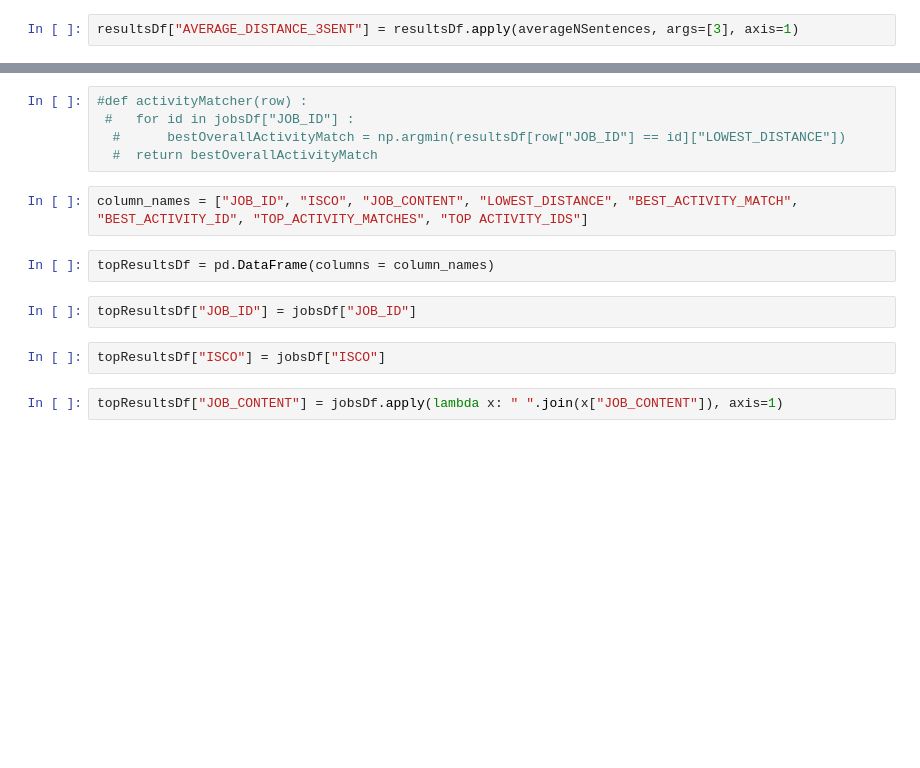
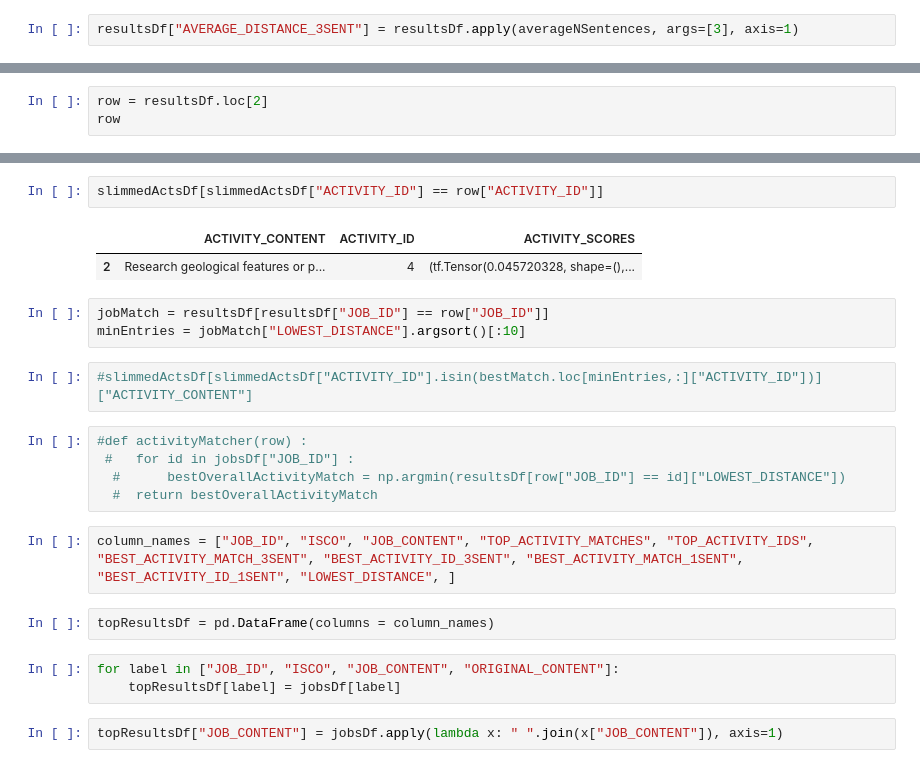
Before and after one commit to emilysharata/Thesis, a Jupyter notebook: Tethered Sentence Similarity 0806.ipynb, the cells around one changed output, grey strips where cells are left out. Cells and saved outputs as stored; diff of their text form; blank space fills up the shorter version.

Commit message:
Match jobs to skills

```diff
--- a/Tethered Sentence Similarity 0806.ipynb
+++ b/Tethered Sentence Similarity 0806.ipynb
@@ -238,0 +146,3 @@ resultsDf
+# %%
+row = resultsDf.loc[2]
+row
@@ -239,16 +159,25 @@ resultsDf
+# %%
+slimmedActsDf[slimmedActsDf["ACTIVITY_ID"] == row["ACTIVITY_ID"]]
+# %% [output]
+|  | ACTIVITY_CONTENT | ACTIVITY_ID | ACTIVITY_SCORES |
+| 2 | Research geological features or p... | 4 | (tf.Tensor(0.045720328, shape=(),... |
+# %%
+jobMatch = resultsDf[resultsDf["JOB_ID"] == row["JOB_ID"]]
+minEntries = jobMatch["LOWEST_DISTANCE"].argsort()[:10]
+# %%
+#slimmedActsDf[slimmedActsDf["ACTIVITY_ID"].isin(bestMatch.loc[minEntries,:]["ACTIVITY_ID"])]["ACTIVITY_CONTENT"]
 # %%
 #def activityMatcher(row) :
  #   for id in jobsDf["JOB_ID"] :
   #      bestOverallActivityMatch = np.argmin(resultsDf[row["JOB_ID"] == id]["LOWEST_DISTANCE"])
   #  return bestOverallActivityMatch
 # %%
-column_names = ["JOB_ID", "ISCO", "JOB_CONTENT", "LOWEST_DISTANCE", "BEST_ACTIVITY_MATCH", "BEST_ACTIVITY_ID", "TOP_ACTIVITY_MATCHES", "TOP ACTIVITY_IDS"]
+column_names = ["JOB_ID", "ISCO", "JOB_CONTENT", "TOP_ACTIVITY_MATCHES", "TOP_ACTIVITY_IDS", "BEST_ACTIVITY_MATCH_3SENT", "BEST_ACTIVITY_ID_3SENT", "BEST_ACTIVITY_MATCH_1SENT", "BEST_ACTIVITY_ID_1SENT", "LOWEST_DISTANCE", ]
 # %%
 topResultsDf = pd.DataFrame(columns = column_names)
-# %%
-topResultsDf["JOB_ID"] = jobsDf["JOB_ID"]
-# %%
-topResultsDf["ISCO"] = jobsDf["ISCO"]
+# %%
+for label in ["JOB_ID", "ISCO", "JOB_CONTENT", "ORIGINAL_CONTENT"]:
+    topResultsDf[label] = jobsDf[label]
 # %%
 topResultsDf["JOB_CONTENT"] = jobsDf.apply(lambda x: " ".join(x["JOB_CONTENT"]), axis=1)
 # %%
```
Also changed, not shown: parts of 51 cells of this notebook, 25 other files.
